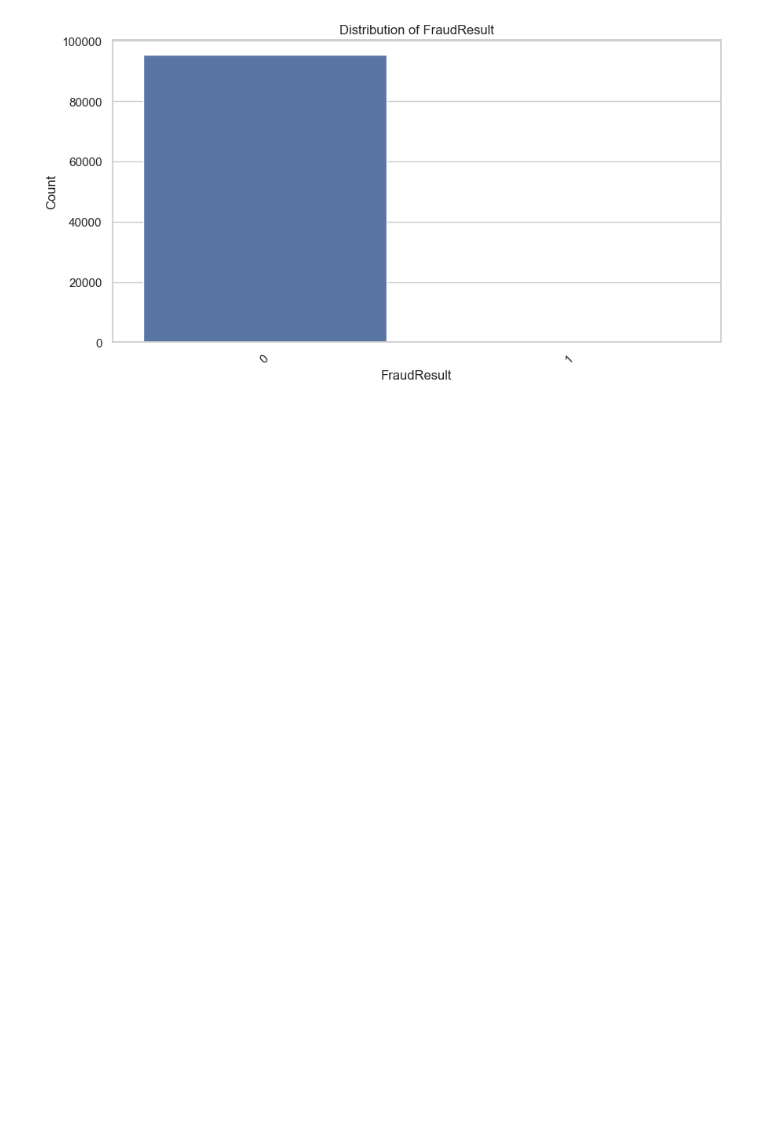
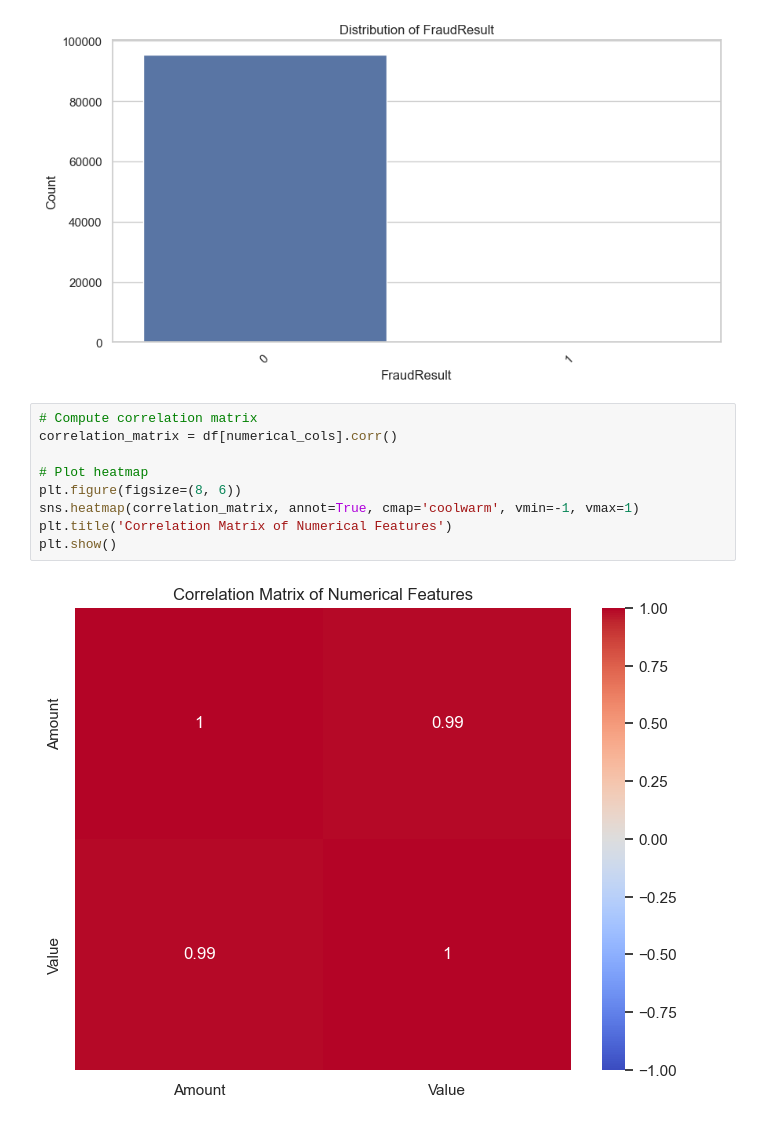
Before and after one commit to Bisrath1/Credit-risk-model, a Jupyter notebook: notebooks/1.0-eda.ipynb, the cells around one changed output. Drawn from its saved outputs; the diff is of its cells as text; blank space fills up the shorter version.

Commit message:
Add correlation matrix and heatmap for numerical features in 1.0-eda.ipynb

```diff
--- a/notebooks/1.0-eda.ipynb
+++ b/notebooks/1.0-eda.ipynb
@@ -99,3 +99,14 @@ for col in categorical_cols:
 [figure]
 [figure]
 [figure]
+# %%
+# Compute correlation matrix
+correlation_matrix = df[numerical_cols].corr()
+
+# Plot heatmap
+plt.figure(figsize=(8, 6))
+sns.heatmap(correlation_matrix, annot=True, cmap='coolwarm', vmin=-1, vmax=1)
+plt.title('Correlation Matrix of Numerical Features')
+plt.show()
+# %% [output]
+[figure, added]
```
